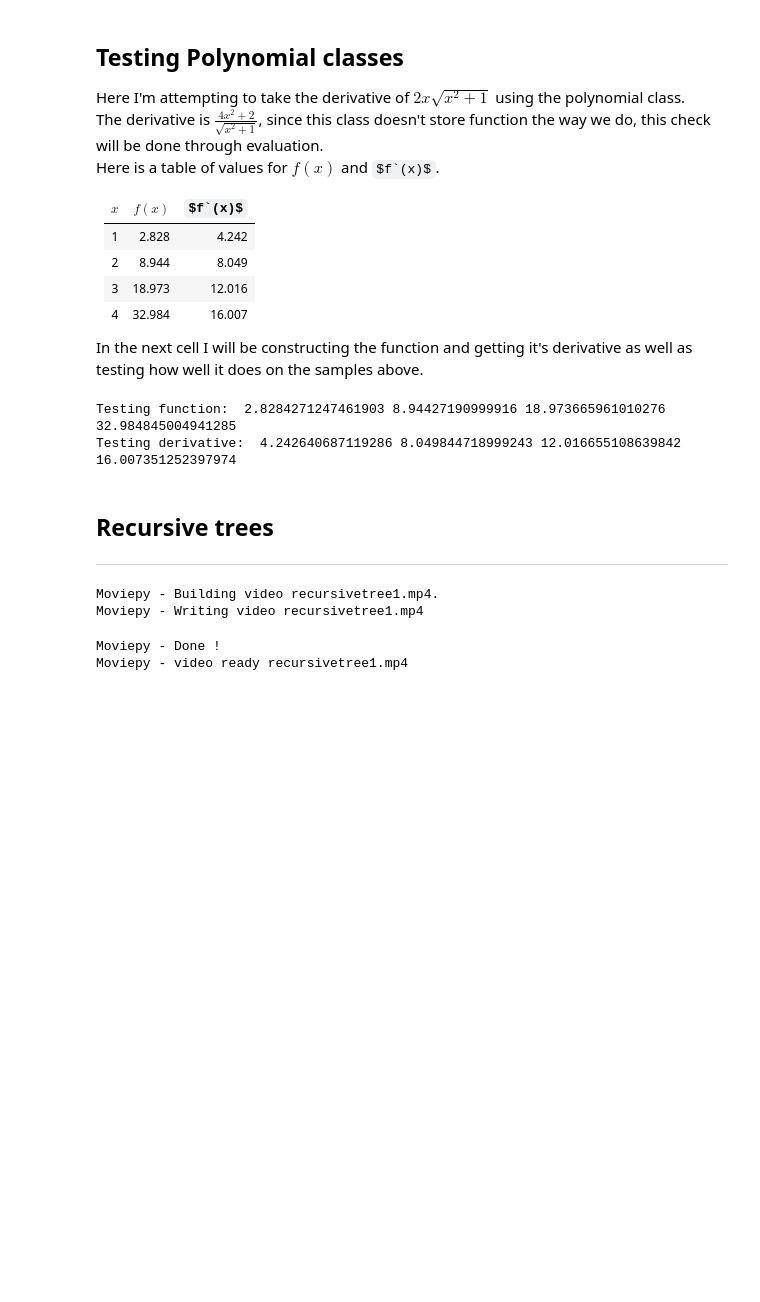
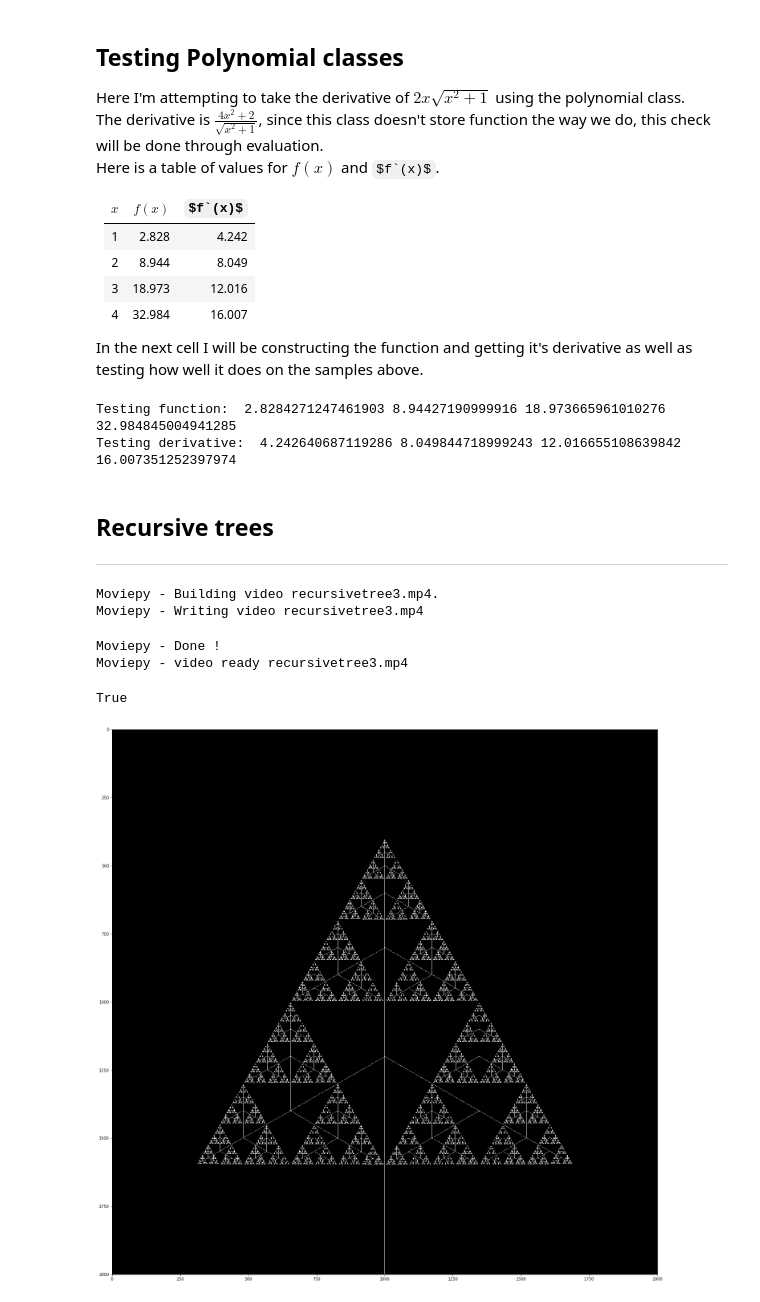
Before and after one commit to nadavhacmun/Animations, a Jupyter notebook: animations.ipynb, the cells around one changed output. Cells and saved outputs as stored; diff of their text form; code cells hidden in the pictures; some formulas as TeX source; blank space fills up the shorter version.

```diff
--- a/animations.ipynb
+++ b/animations.ipynb
@@ -618,13 +618,17 @@ def RecursiveTreeHelper(img, X ,Y, angle, r, common_ratio, min_r, base_angle, wr
         dy1 = int(r * np.cos(angle1))
         dx2 = int(r * np.sin(angle2))
         dy2 = int(r * np.cos(angle2))
+        dx3 = int(r * np.sin(angle))
+        dy3 = int(r * np.cos(angle))
     cv2.line(img, (X, Y), (X + dx1, Y - dy1), color=(255))
     cv2.line(img, (X, Y), (X + dx2, Y - dy2), color=(255))
+    cv2.line(img, (X, Y), (X + dx3, Y - dy3), color=(255))
     if write_img:
         cv2.imwrite("./data/img-{}.jpg".format(counter), np.dstack([img, img, img]))
         counter += 1
     counter = RecursiveTreeHelper(img, X + dx1, Y - dy1, angle1, r, common_ratio, min_r, base_angle, write_img, counter, noise)
     counter = RecursiveTreeHelper(img, X + dx2, Y - dy2, angle2, r, common_ratio, min_r, base_angle, write_img, counter, noise)
+    counter = RecursiveTreeHelper(img, X + dx3, Y - dy3, angle, r, common_ratio, min_r, base_angle, write_img, counter, noise)
 
     return counter
 
@@ -657,11 +661,23 @@ def RecursiveTreeAnimation(width, height, angle, r, common_ratio, min_r, base_an
 
 def noise_(diff):
     return np.random.rand(4)*2*diff - diff
+# %%
+RecursiveTreeAnimationParam(1500, 1000, 0, np.pi/2, 200, 0.8, 6, 2000, "recursivetree3.mp4", 200, 0.15)
+# %% [output]
+Moviepy - Building video recursivetree3.mp4.
+Moviepy - Writing video recursivetree3.mp4
+Moviepy - Done !
+Moviepy - video ready recursivetree3.mp4
 # %%
-RecursiveTreeAnimation(1500, 1000, 0, 200, 0.8, 20, np.pi/10, 150, "recursivetree1.mp4", True)
+RecursiveTreeAnimation(3000, 1300, 0, 300, 0.8, 40, np.pi/10, 150, "recursivetree1.mp4", True)
-# %% [output]
-Moviepy - Building video recursivetree1.mp4.
-Moviepy - Writing video recursivetree1.mp4
-Moviepy - Done !
-Moviepy - video ready recursivetree1.mp4
+# %%
+img, _ = MakeRecursiveTree(2000, 2000, 0, 800, 0.5, 0.1, 2*np.pi/3, False, 0)
+
+# plotting it
+plt.figure(figsize=(25,25))
+plt.imshow(img, cmap="gray")
+cv2.imwrite("./images/sierpinskitriangle.jpg", img)
+# %% [output]
+True
+[figure, added]
 # %%
```
Also changed, not shown: parts of 8 cells of this notebook, 2 other files.
